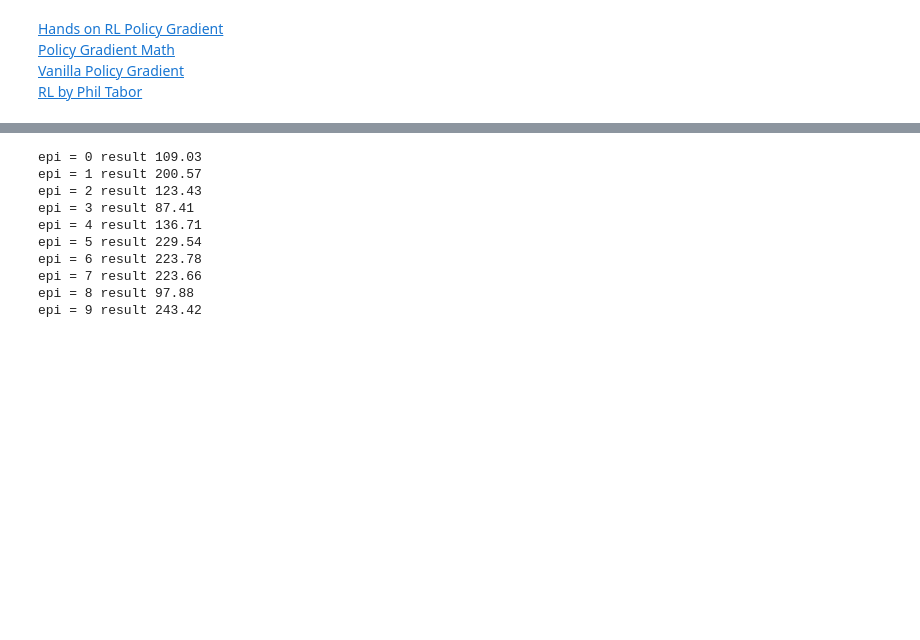
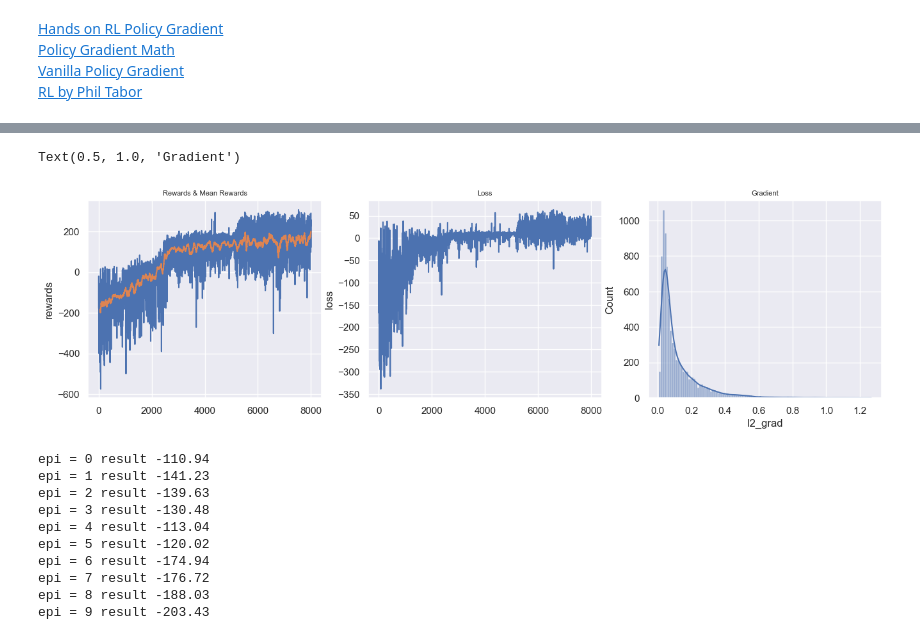
Before and after one commit to Arindam75/Reinforcementlearning, a Jupyter notebook: policygradient/01_lander_polgrad.ipynb, the cells around one changed output, grey strips where cells are left out. Cells and saved outputs as stored; diff of their text form; code cells hidden in the pictures; blank space fills up the shorter version.

Commit message:
Vanialla Policy Gradients

```diff
--- a/policygradient/01_lander_polgrad.ipynb
+++ b/policygradient/01_lander_polgrad.ipynb
@@ -14,7 +18,7 @@ from torch import cuda, device, distributions
 import torch.nn as nn
 import torch.nn.functional as F
 import torch.optim as optim
-#from torch.distributions import Categorical
+
 
 from collections import deque
 
@@ -29,6 +33,7 @@ import re
 
 import matplotlib.pyplot as plt
 import seaborn as sns
+sns.set_theme()
 from IPython.display import clear_output
 # %%
 env_id = "LunarLander-v2"
@@ -153,3 +183,22 @@ saved_model = torch.load(model_file)
+# %%
+eval_agent = Agent(s_size, a_size, hidden_layer)
+eval_agent.load(model_file)
+df = pd.read_csv(log_file_name)
+df['mean_rewards'] = df['rewards'].rolling(avg_win_size).mean()
+# %%
+fig,ax=plt.subplots(1,3,sharex='col',sharey= False,figsize=(16,4))
+
+sns.lineplot(df['rewards'], ax = ax[0])
+sns.lineplot(df['mean_rewards'],ax = ax[0])
+ax[0].set_title('Rewards & Mean Rewards',fontsize=8)
+
+sns.lineplot(df['loss'],ax = ax[1])
+ax[1].set_title('Loss',fontsize=8)
+sns.histplot(df['l2_grad'],ax = ax[2], kde = True)
+ax[2].set_title('Gradient',fontsize=8)
+# %% [output]
+Text(0.5, 1.0, 'Gradient')
+[figure, added]
 # %%
 eval_env = gym.make(env_id,render_mode="human")
 
@@ -165,7 +214,7 @@ for epi in range(10):
         obs = torch.FloatTensor(np.expand_dims(s,0)).to(device)
 
         with torch.no_grad():
-            p_vals = saved_model(obs)
+            p_vals = eval_agent.policy_net(obs)
             p_vals = torch.squeeze(p_vals)
 
         p_vals = p_vals.detach().cpu().numpy()
@@ -182,13 +231,13 @@ for epi in range(10):
     print(f'{epi = } result {score:4.2f}')
 eval_env.close()
 # %% [output]
-epi = 0 result 109.03
-epi = 1 result 200.57
-epi = 2 result 123.43
-epi = 3 result 87.41
-epi = 4 result 136.71
-epi = 5 result 229.54
-epi = 6 result 223.78
-epi = 7 result 223.66
-epi = 8 result 97.88
-epi = 9 result 243.42
+epi = 0 result -110.94
+epi = 1 result -141.23
+epi = 2 result -139.63
+epi = 3 result -130.48
+epi = 4 result -113.04
+epi = 5 result -120.02
+epi = 6 result -174.94
+epi = 7 result -176.72
+epi = 8 result -188.03
+epi = 9 result -203.43
```
Also changed, not shown: parts of 8 cells of this notebook, 7 other files.
